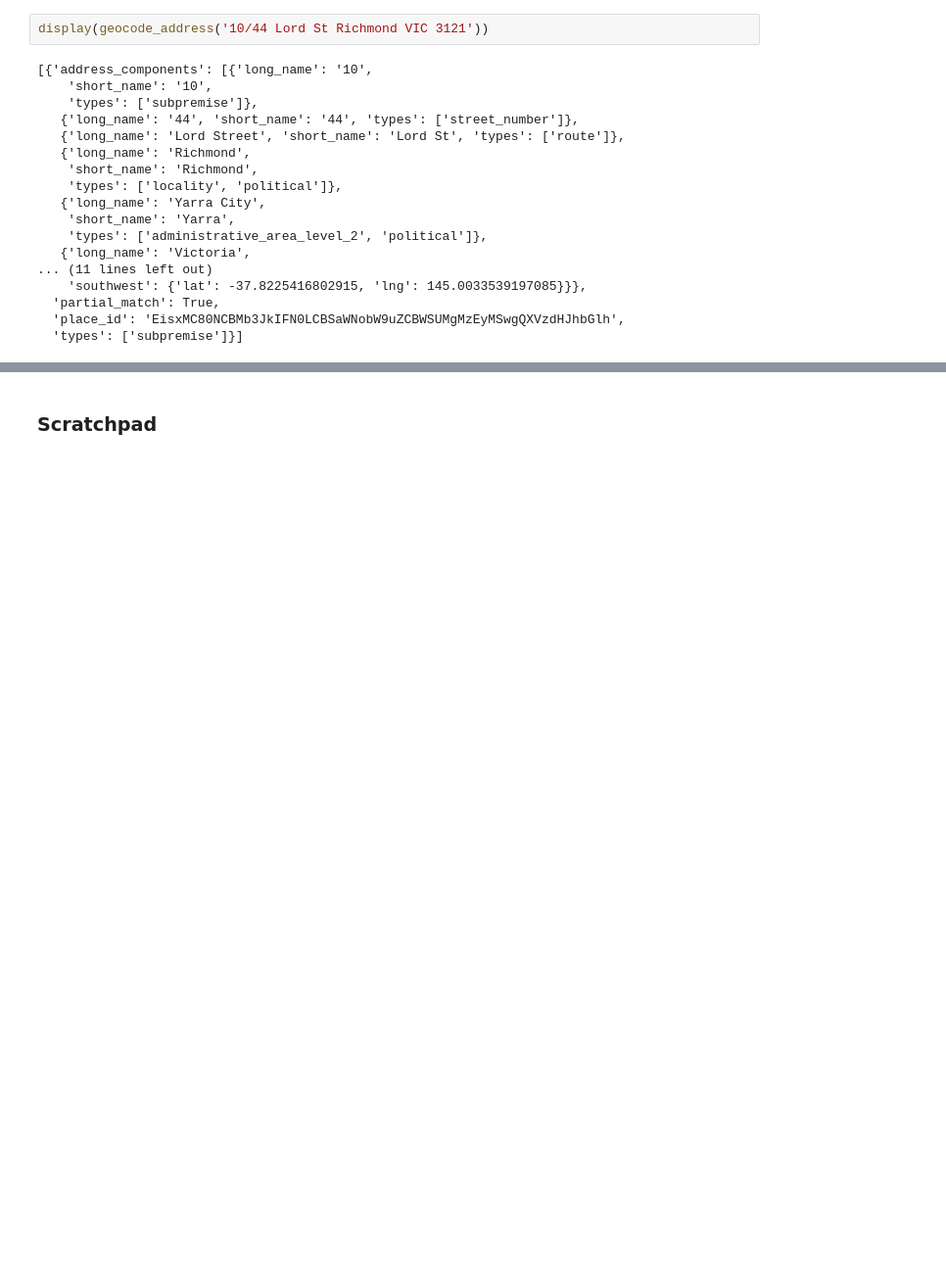
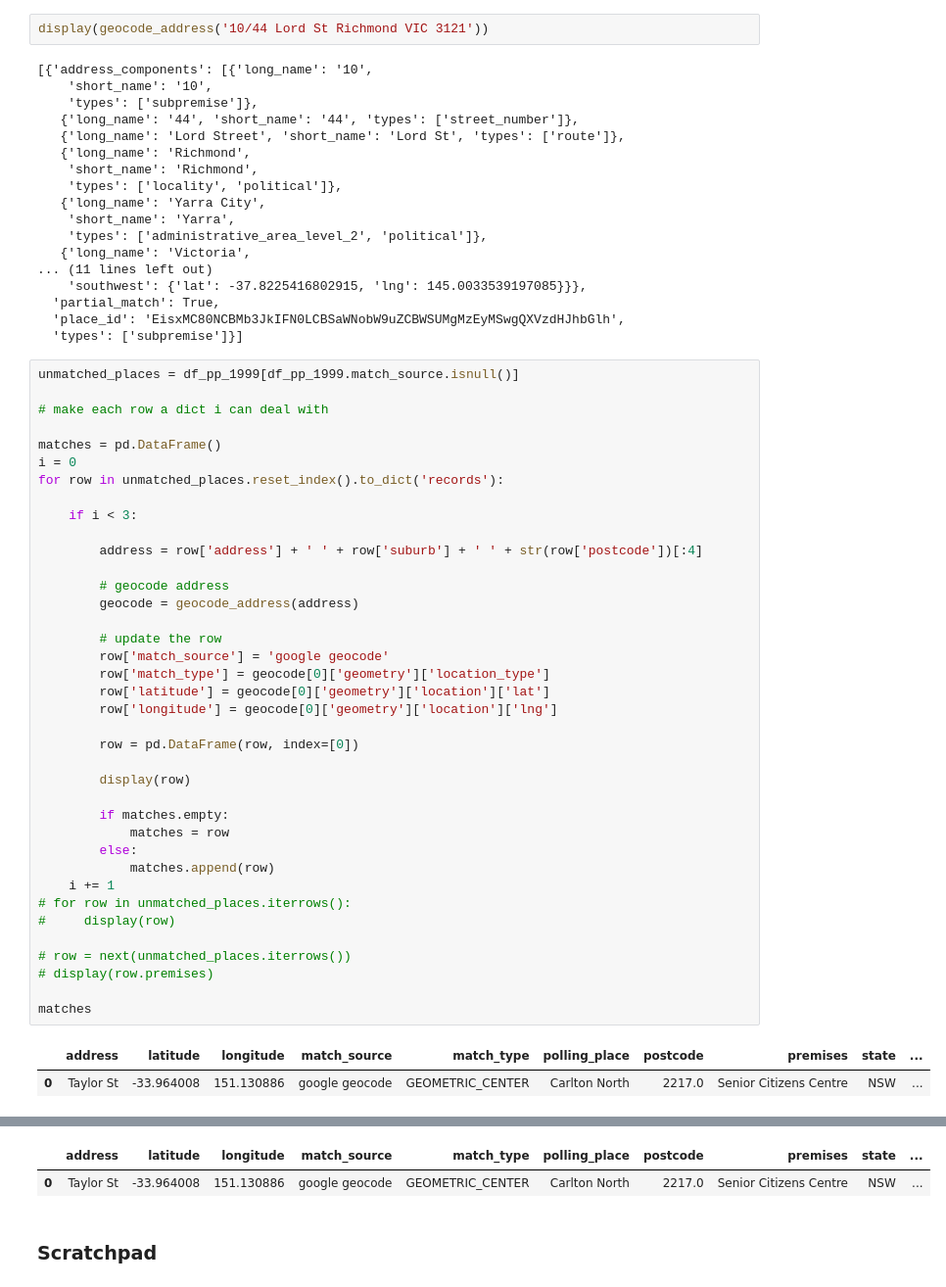
Before and after one commit to jaketclarke/australian_referenda, a Jupyter notebook: referenda_1999_geocode_polling_places.ipynb, the cells around one changed output, grey strips where cells are left out. Shown at 98% size. Drawn from its saved outputs; the diff is of its cells as text; blank space fills up the shorter version.

Commit message:
code to loop through non-matches and create a data frame

```diff
--- a/referenda_1999_geocode_polling_places.ipynb
+++ b/referenda_1999_geocode_polling_places.ipynb
@@ -733,3 +733,44 @@ display(geocode_address('10/44 Lord St Richmond VIC 3121'))
   'partial_match': True,
   'place_id': 'EisxMC80NCBMb3JkIFN0LCBSaWNobW9uZCBWSUMgMzEyMSwgQXVzdHJhbGlh',
   'types': ['subpremise']}]
+# %%
+unmatched_places = df_pp_1999[df_pp_1999.match_source.isnull()]
+
+# make each row a dict i can deal with
+
+matches = pd.DataFrame()
+i = 0
+for row in unmatched_places.reset_index().to_dict('records'):
+
+    if i < 3:
+
+        address = row['address'] + ' ' + row['suburb'] + ' ' + str(row['postcode'])[:4]
+
+        # geocode address
+        geocode = geocode_address(address)
+
+        # update the row
+        row['match_source'] = 'google geocode'
+        row['match_type'] = geocode[0]['geometry']['location_type']
+        row['latitude'] = geocode[0]['geometry']['location']['lat']
+        row['longitude'] = geocode[0]['geometry']['location']['lng']
+
+        row = pd.DataFrame(row, index=[0])
+
+        display(row)
+
+        if matches.empty:
+            matches = row
+        else:
+            matches.append(row)
+    i += 1
+# for row in unmatched_places.iterrows():
+#     display(row)
+
+# row = next(unmatched_places.iterrows())
+# display(row.premises)
+
+matches
+# %% [output]
+|  | address | latitude | longitude | match_source | match_type | polling_place | postcode | premises | state | ... |
+| 0 | Taylor St | -33.964008 | 151.130886 | google geocode | GEOMETRIC_CENTER | Carlton North | 2217.0 | Senior Citizens Centre | NSW | ... |
@@ -736,3 +781,5 @@ display(geocode_address('10/44 Lord St Richmond VIC 3121'))
+|  | address | latitude | longitude | match_source | match_type | polling_place | postcode | premises | state | ... |
+| 0 | Taylor St | -33.964008 | 151.130886 | google geocode | GEOMETRIC_CENTER | Carlton North | 2217.0 | Senior Citizens Centre | NSW | ... |
 # %% [markdown]
 ### Scratchpad
 # %%
```
Also changed, not shown: parts of 1 cell of this notebook.
